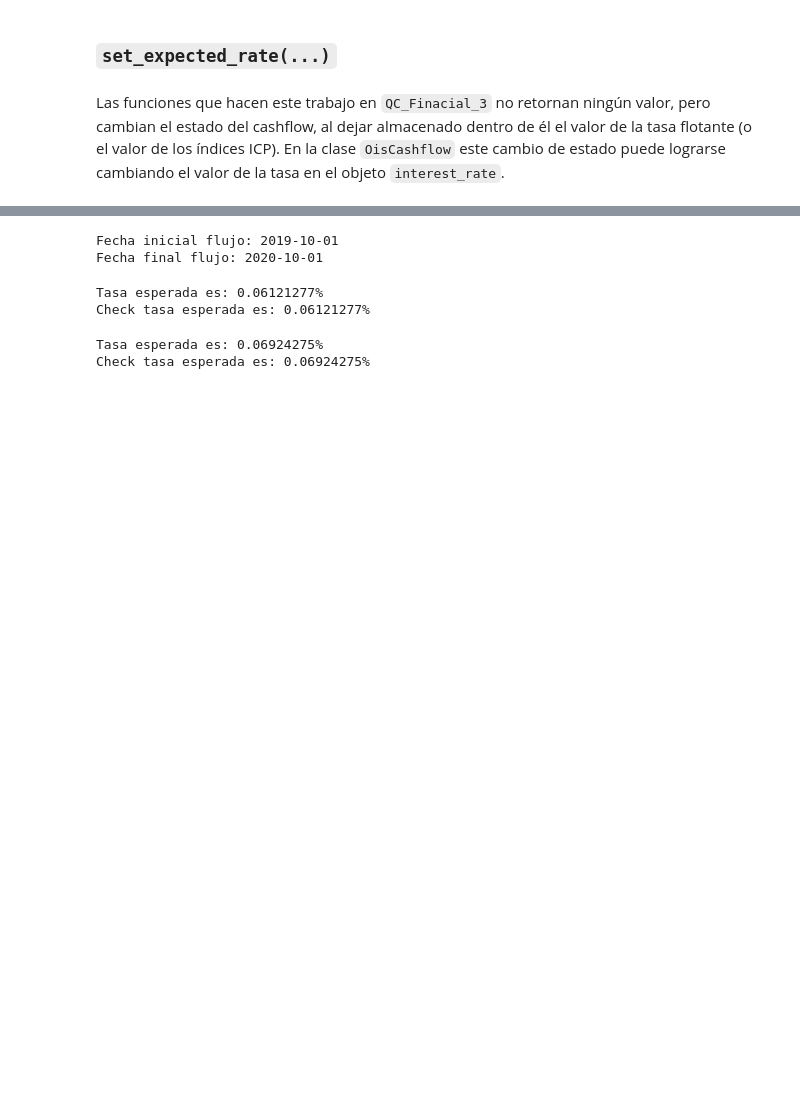
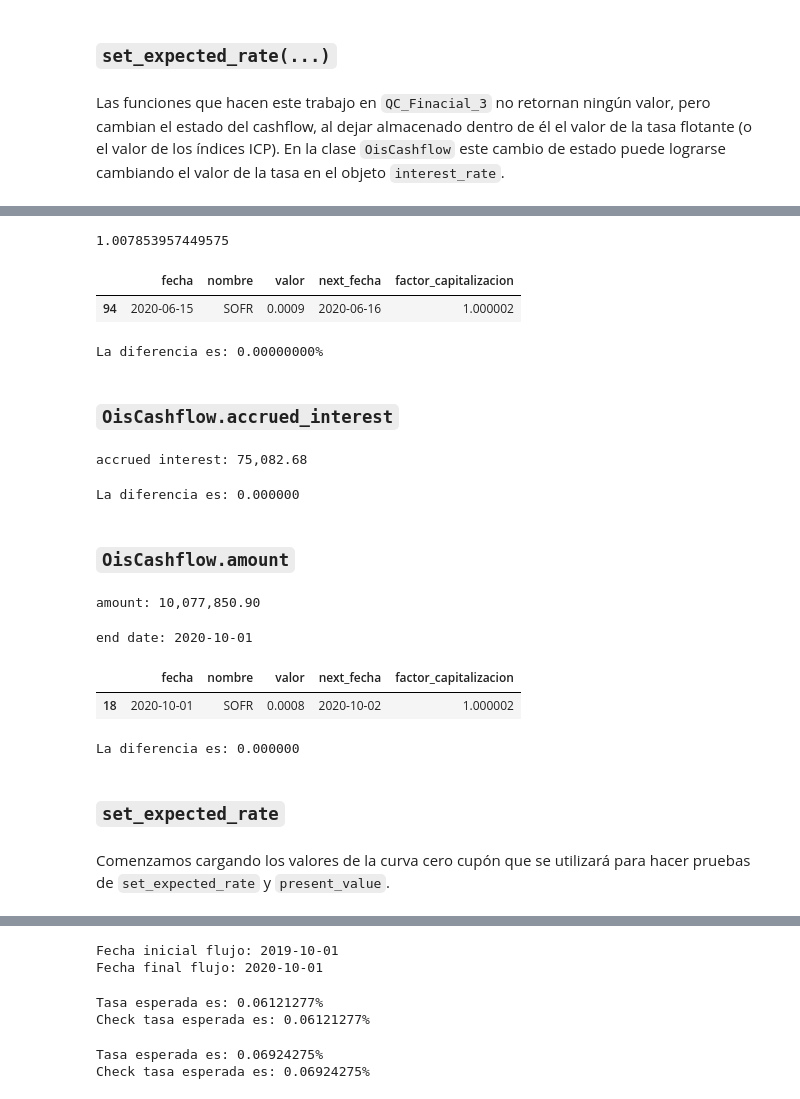
Before and after one commit to adiaz-efaa/mif-2020, a Jupyter notebook: 08_tarea_1.ipynb, the cells around one changed output, grey strips where cells are left out. Saved outputs shown, nothing was run; the diff lists cells and outputs as text; code cells hidden in the pictures; blank space fills up the shorter version.

```diff
--- a/08_tarea_1.ipynb
+++ b/08_tarea_1.ipynb
@@ -307,0 +397,11 @@ def set_expected_rate(
+# %%
+factor_largo = df_fixings.iloc[:270]['factor_capitalizacion'].prod()
+print(factor_largo)
+qstart_date = Qcf.build_qcdate_from_string('2019-10-01')
+# %% [output]
+1.007853957449575
+# %%
+df_fixings[df_fixings.fecha == '2020-06-15']
+# %% [output]
+|  | fecha | nombre | valor | next_fecha | factor_capitalizacion |
+| 94 | 2020-06-15 | SOFR | 0.0009 | 2020-06-16 | 1.000002 |
@@ -307,0 +411,45 @@ def set_expected_rate(
+# %%
+dias = qstart_date.day_diff(qaccrued_date)
+check_accrued_rate = (factor_largo / factor_corto - 1.0) * 360.0 / dias
+print(f'La diferencia es: {accrued_rate - check_accrued_rate:.8%}')
+# %% [output]
+La diferencia es: 0.00000000%
+# %% [markdown]
+### `OisCashflow.accrued_interest`
+# %%
+accrued_interest = ois.get_accrued_interest(Qcf.QCDate(15, 6, 2020), fixings)
+print(f'accrued interest: {accrued_interest:,.2f}')
+# %% [output]
+accrued interest: 75,082.68
+# %%
+check_accrued_interest = ois.notional * accrued_rate * dias / 360.0
+print(f'La diferencia es: {accrued_interest - check_accrued_interest:,.6f}')
+# %% [output]
+La diferencia es: 0.000000
+# %% [markdown]
+### `OisCashflow.amount`
+# %%
+amount = ois.amount(fixings)
+print(f'amount: {amount:,.2f}')
+# %% [output]
+amount: 10,077,850.90
+# %%
+end_date = ois.end_date.description(False)
+print(f'end date: {end_date}')
+df_fixings[df_fixings.fecha == end_date]
+# %% [output]
+end date: 2020-10-01
+|  | fecha | nombre | valor | next_fecha | factor_capitalizacion |
+| 18 | 2020-10-01 | SOFR | 0.0008 | 2020-10-02 | 1.000002 |
+# %%
+factor_corto_2 = df_fixings.iloc[:19]['factor_capitalizacion'].prod()
+dias_2 = qstart_date.day_diff(ois.end_date)
+accrued_rate_amount = (factor_largo / factor_corto_2- 1.0) * 360.0 / dias_2
+check_amount = ois.notional * (1 + accrued_rate_amount * dias_2 / 360.0)
+print(f'La diferencia es: {amount - check_amount:.6f}')
+# %% [output]
+La diferencia es: 0.000000
+# %% [markdown]
+### `set_expected_rate`
+# %% [markdown]
+Comenzamos cargando los valores de la curva cero cupón que se utilizará para hacer pruebas de `set_expected_rate` y `present_value`.
```
Also changed, not shown: parts of 49 cells of this notebook, 20 other files.
